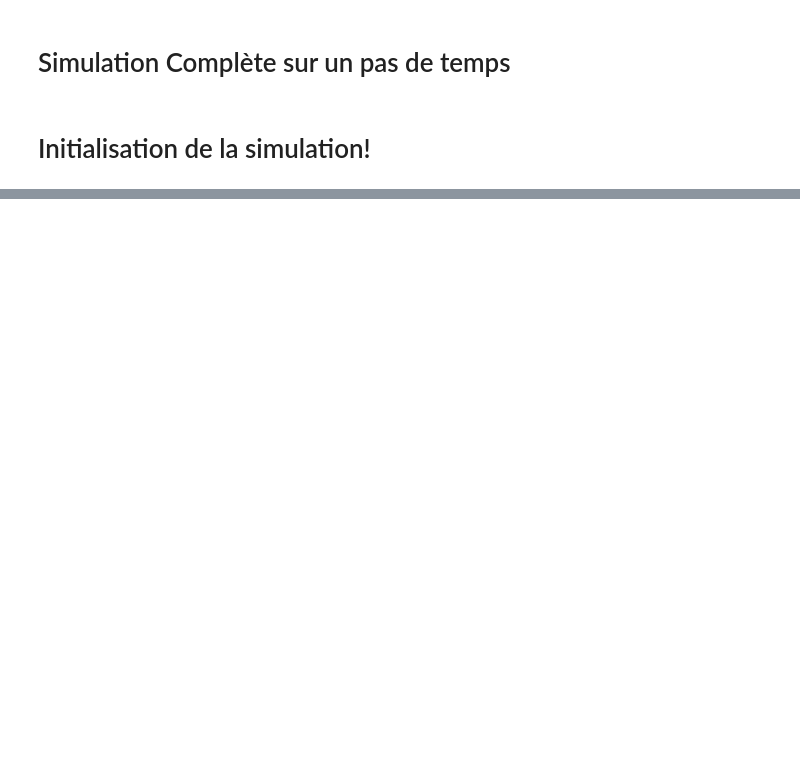
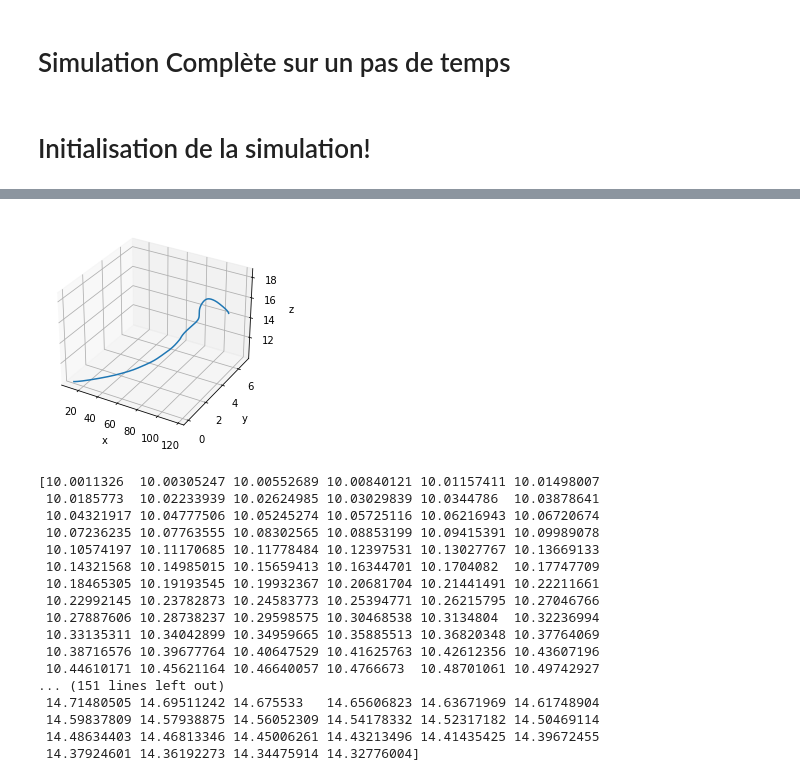
Before and after one commit to altlnt/Avion-Simulation-Identification, a Jupyter notebook: simulateur_test.ipynb, the cells around one changed output, grey strips where cells are left out. Saved outputs shown, nothing was run; the diff lists cells and outputs as text; code cells hidden in the pictures; blank space fills up the shorter version.

```diff
--- a/simulateur_test.ipynb
+++ b/simulateur_test.ipynb
@@ -253,0 +290,23 @@ def Dynamique(sum_force_rotor, sum_force_wing, sum_torque_rotor, sum_torque_wing
+# %%
+Fx_rotor, Fy_rotor, Fz_rotor = symbols('F_{x_rotor}, F_{y_rotor}, F_{z_rotor}')
+Sum_F_rotor = Matrix([Fx_rotor, Fy_rotor, Fz_rotor])
+Qx_rotor, Qy_rotor, Qz_rotor = symbols('Q_{x_rotor}, Q_{y_rotor}, Q_{z_rotor}')
+Sum_Q_rotor = Matrix([Qx_rotor, Qy_rotor, Qz_rotor])
+
+Fx_wing, Fy_wing, Fz_wing = symbols('F_{x_wing}, F_{y_wing}, F_{z_wing}')
+Sum_F_wing = Matrix([Fx_wing, Fy_wing, Fz_wing])
+Qx_wing, Qy_wing, Qz_wing = symbols('Q_{x_wing}, Q_{y_wing}, Q_{z_wing}')
+Sum_Q_wing = Matrix([Qx_wing, Qy_wing, Qz_wing])
+
+J11, J22, J33 = symbols('J_{11}, J_{22}, J_{33}', real=True)
+J             = Matrix([[J11,0,0],[0,J22,0],[0,0,J33]])
+J             = Matrix([diag(J11, J22, J33)])
+
+def Dynamique(sum_force_rotor, sum_force_wing, sum_torque_rotor, sum_torque_wing, m, J, Omega):
+    Accel = (sum_force_rotor + sum_force_wing) / m
+    OmegaPoint = (sum_torque_rotor + sum_torque_wing - Omega.cross((J * Omega)))
+    OmegaPoint = Matrix([OmegaPoint[0] / J[0], OmegaPoint[1] / J[4], OmegaPoint[2] / J[8]])
+    return Accel, OmegaPoint
+# %%
+Acc, Op = Dynamique(Sum_F_rotor, Sum_F_wing, Sum_Q_rotor, Sum_Q_wing, m, J, Omega)
+Acc
@@ -254,3 +315,6 @@ def Dynamique(sum_force_rotor, sum_force_wing, sum_torque_rotor, sum_torque_wing
+# %%
+Acc_function = lambdify((Sum_F_rotor, Sum_F_wing, m), Acc)
+OmegaP_function = lambdify((Sum_Q_rotor, Sum_Q_wing, J11,J22,J33, Omega), Op)
 # %% [markdown]
 # Simulation Complète sur un pas de temps
 # %% [markdown]
@@ -431,0 +590,27 @@ N(OmegaP_body)
+# %%
+ax = plt.axes(projection='3d')
+ax.plot3D(x,y,z)
+ax.set_xlabel('x')
+ax.set_ylabel('y')
+ax.set_zlabel('z')
+plt.show()
+print(z)
+# %% [output]
+[figure, added]
+[10.0011326  10.00305247 10.00552689 10.00840121 10.01157411 10.01498007
+ 10.0185773  10.02233939 10.02624985 10.03029839 10.0344786  10.03878641
+ 10.04321917 10.04777506 10.05245274 10.05725116 10.06216943 10.06720674
+ 10.07236235 10.07763555 10.08302565 10.08853199 10.09415391 10.09989078
+ 10.10574197 10.11170685 10.11778484 10.12397531 10.13027767 10.13669133
+ 10.14321568 10.14985015 10.15659413 10.16344701 10.1704082  10.17747709
+ 10.18465305 10.19193545 10.19932367 10.20681704 10.21441491 10.22211661
+ 10.22992145 10.23782873 10.24583773 10.25394771 10.26215795 10.27046766
+ 10.27887606 10.28738237 10.29598575 10.30468538 10.3134804  10.32236994
+ 10.33135311 10.34042899 10.34959665 10.35885513 10.36820348 10.37764069
+ 10.38716576 10.39677764 10.40647529 10.41625763 10.42612356 10.43607196
+ 10.44610171 10.45621164 10.46640057 10.4766673  10.48701061 10.49742927
+... (151 lines left out)
+ 14.71480505 14.69511242 14.675533   14.65606823 14.63671969 14.61748904
+ 14.59837809 14.57938875 14.56052309 14.54178332 14.52317182 14.50469114
+ 14.48634403 14.46813346 14.45006261 14.43213496 14.41435425 14.39672455
+ 14.37924601 14.36192273 14.34475914 14.32776004]
```
Also changed, not shown: parts of 25 cells of this notebook.
